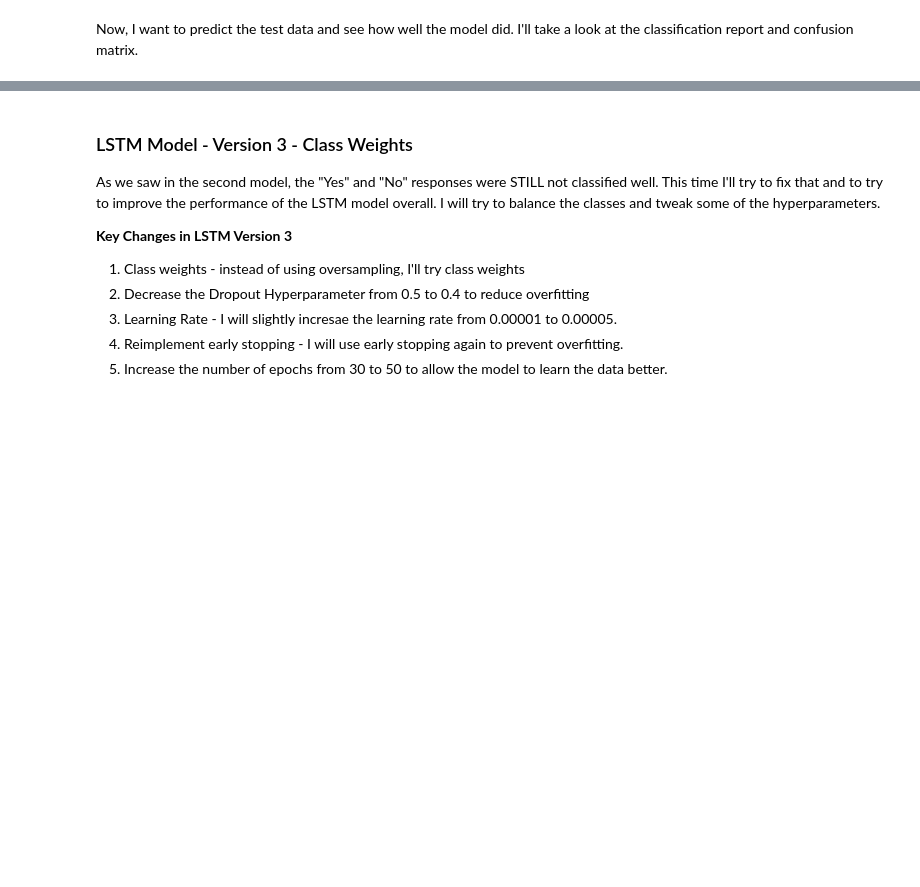
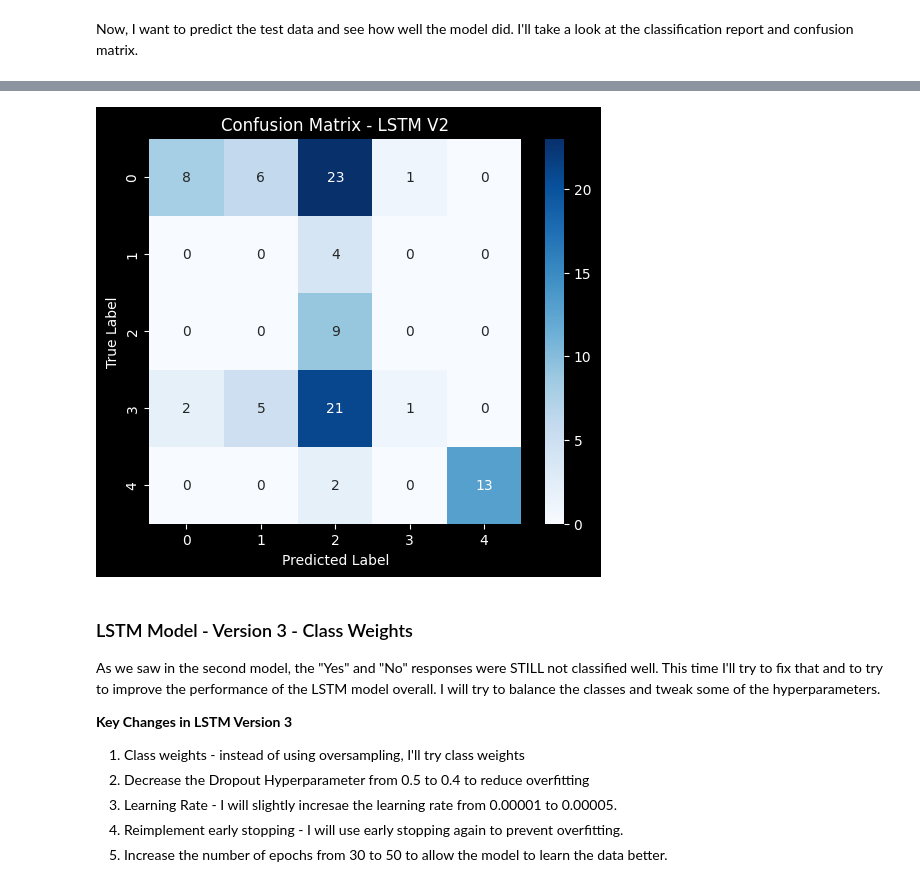
Before and after one commit to ajenkins198621/csca-5642-final-project, a Jupyter notebook: final-project.ipynb, the cells around one changed output, grey strips where cells are left out. Drawn from its saved outputs; the diff is of its cells as text; code cells hidden in the pictures; blank space fills up the shorter version.

```diff
--- a/final-project.ipynb
+++ b/final-project.ipynb
@@ -708,0 +698,3 @@ Classification Report:
+# %%
+predict(lstm_model_v2, "LSTM V2")
+# %% [output]
@@ -709,3 +702,4 @@ Classification Report:
+[figure, added]
 # %%
 # TODO ADD ANALYSIS OF CLASSIFICATION REPORT AND CONFUSION MATRIX AFTER I'VE ADDED ADDITIONAL DATA TO THE MODEL
 # %% [markdown]
```
Also changed, not shown: parts of 35 cells of this notebook.
